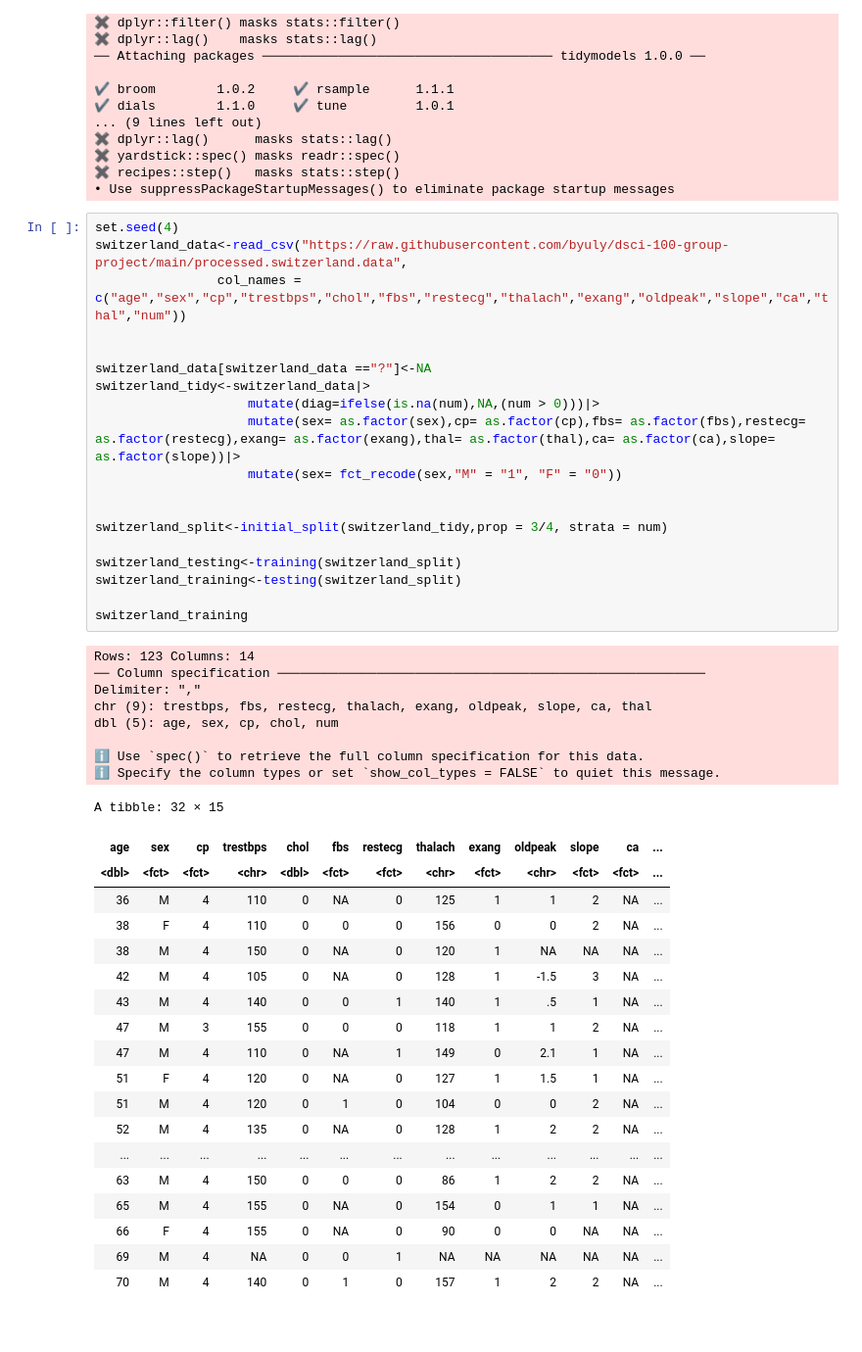
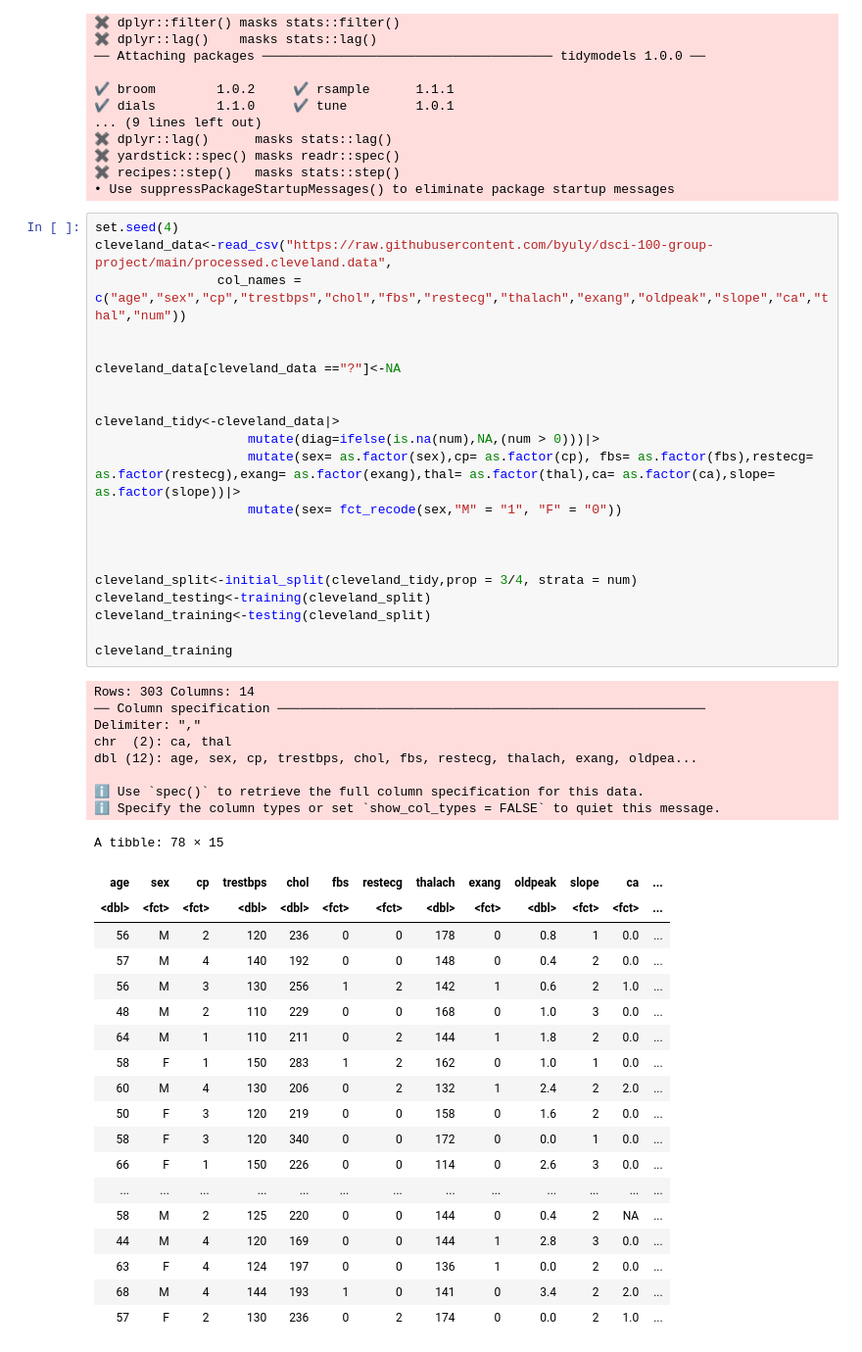
Before and after one commit to byuly/dsci-100-group-project, a Jupyter notebook: group_project_proposal.ipynb, the cells around one changed output. Shown at 98% size. Drawn from its saved outputs; the diff is of its cells as text.

Commit message:
cleveland

```diff
--- a/group_project_proposal.ipynb
+++ b/group_project_proposal.ipynb
@@ -34,48 +34,50 @@ library(repr)
 • Use suppressPackageStartupMessages() to eliminate package startup messages
 # %%
 set.seed(4)
-switzerland_data<-read_csv("https://raw.githubusercontent.com/byuly/dsci-100-group-project/main/processed.switzerland.data",
+cleveland_data<-read_csv("https://raw.githubusercontent.com/byuly/dsci-100-group-project/main/processed.cleveland.data",
                 col_names = c("age","sex","cp","trestbps","chol","fbs","restecg","thalach","exang","oldpeak","slope","ca","thal","num"))
 
 
-switzerland_data[switzerland_data =="?"]<-NA
-switzerland_tidy<-switzerland_data|>
+cleveland_data[cleveland_data =="?"]<-NA
+
+
+cleveland_tidy<-cleveland_data|>
                     mutate(diag=ifelse(is.na(num),NA,(num > 0)))|>
-                    mutate(sex= as.factor(sex),cp= as.factor(cp),fbs= as.factor(fbs),restecg= as.factor(restecg),exang= as.factor(exang),thal= as.factor(thal),ca= as.factor(ca),slope= as.factor(slope))|>
+                    mutate(sex= as.factor(sex),cp= as.factor(cp), fbs= as.factor(fbs),restecg= as.factor(restecg),exang= as.factor(exang),thal= as.factor(thal),ca= as.factor(ca),slope= as.factor(slope))|>
                     mutate(sex= fct_recode(sex,"M" = "1", "F" = "0"))
 
 
-switzerland_split<-initial_split(switzerland_tidy,prop = 3/4, strata = num)
 
-switzerland_testing<-training(switzerland_split)
-switzerland_training<-testing(switzerland_split)
+cleveland_split<-initial_split(cleveland_tidy,prop = 3/4, strata = num)
+cleveland_testing<-training(cleveland_split)
+cleveland_training<-testing(cleveland_split)
 
-switzerland_training
+cleveland_training
 # %% [output]
-Rows: 123 Columns: 14
+Rows: 303 Columns: 14
 ── Column specification ────────────────────────────────────────────────────────
 Delimiter: ","
-chr (9): trestbps, fbs, restecg, thalach, exang, oldpeak, slope, ca, thal
-dbl (5): age, sex, cp, chol, num
+chr  (2): ca, thal
+dbl (12): age, sex, cp, trestbps, chol, fbs, restecg, thalach, exang, oldpea...
 
 ℹ Use `spec()` to retrieve the full column specification for this data.
 ℹ Specify the column types or set `show_col_types = FALSE` to quiet this message.
-A tibble: 32 × 15
+A tibble: 78 × 15
 | age | sex | cp | trestbps | chol | fbs | restecg | thalach | exang | oldpeak | slope | ca | ... |
-| <dbl> | <fct> | <fct> | <chr> | <dbl> | <fct> | <fct> | <chr> | <fct> | <chr> | <fct> | <fct> | ... |
-| 36 | M | 4 | 110 | 0 | NA | 0 | 125 | 1 | 1 | 2 | NA | ... |
-| 38 | F | 4 | 110 | 0 | 0 | 0 | 156 | 0 | 0 | 2 | NA | ... |
-| 38 | M | 4 | 150 | 0 | NA | 0 | 120 | 1 | NA | NA | NA | ... |
-| 42 | M | 4 | 105 | 0 | NA | 0 | 128 | 1 | -1.5 | 3 | NA | ... |
-| 43 | M | 4 | 140 | 0 | 0 | 1 | 140 | 1 | .5 | 1 | NA | ... |
-| 47 | M | 3 | 155 | 0 | 0 | 0 | 118 | 1 | 1 | 2 | NA | ... |
-| 47 | M | 4 | 110 | 0 | NA | 1 | 149 | 0 | 2.1 | 1 | NA | ... |
-| 51 | F | 4 | 120 | 0 | NA | 0 | 127 | 1 | 1.5 | 1 | NA | ... |
-| 51 | M | 4 | 120 | 0 | 1 | 0 | 104 | 0 | 0 | 2 | NA | ... |
-| 52 | M | 4 | 135 | 0 | NA | 0 | 128 | 1 | 2 | 2 | NA | ... |
+| <dbl> | <fct> | <fct> | <dbl> | <dbl> | <fct> | <fct> | <dbl> | <fct> | <dbl> | <fct> | <fct> | ... |
+| 56 | M | 2 | 120 | 236 | 0 | 0 | 178 | 0 | 0.8 | 1 | 0.0 | ... |
+| 57 | M | 4 | 140 | 192 | 0 | 0 | 148 | 0 | 0.4 | 2 | 0.0 | ... |
+| 56 | M | 3 | 130 | 256 | 1 | 2 | 142 | 1 | 0.6 | 2 | 1.0 | ... |
+| 48 | M | 2 | 110 | 229 | 0 | 0 | 168 | 0 | 1.0 | 3 | 0.0 | ... |
+| 64 | M | 1 | 110 | 211 | 0 | 2 | 144 | 1 | 1.8 | 2 | 0.0 | ... |
+| 58 | F | 1 | 150 | 283 | 1 | 2 | 162 | 0 | 1.0 | 1 | 0.0 | ... |
+| 60 | M | 4 | 130 | 206 | 0 | 2 | 132 | 1 | 2.4 | 2 | 2.0 | ... |
+| 50 | F | 3 | 120 | 219 | 0 | 0 | 158 | 0 | 1.6 | 2 | 0.0 | ... |
+| 58 | F | 3 | 120 | 340 | 0 | 0 | 172 | 0 | 0.0 | 1 | 0.0 | ... |
+| 66 | F | 1 | 150 | 226 | 0 | 0 | 114 | 0 | 2.6 | 3 | 0.0 | ... |
 | ... | ... | ... | ... | ... | ... | ... | ... | ... | ... | ... | ... | ... |
-| 63 | M | 4 | 150 | 0 | 0 | 0 | 86 | 1 | 2 | 2 | NA | ... |
-| 65 | M | 4 | 155 | 0 | NA | 0 | 154 | 0 | 1 | 1 | NA | ... |
-| 66 | F | 4 | 155 | 0 | NA | 0 | 90 | 0 | 0 | NA | NA | ... |
-| 69 | M | 4 | NA | 0 | 0 | 1 | NA | NA | NA | NA | NA | ... |
-| 70 | M | 4 | 140 | 0 | 1 | 0 | 157 | 1 | 2 | 2 | NA | ... |
+| 58 | M | 2 | 125 | 220 | 0 | 0 | 144 | 0 | 0.4 | 2 | NA | ... |
+| 44 | M | 4 | 120 | 169 | 0 | 0 | 144 | 1 | 2.8 | 3 | 0.0 | ... |
+| 63 | F | 4 | 124 | 197 | 0 | 0 | 136 | 1 | 0.0 | 2 | 0.0 | ... |
+| 68 | M | 4 | 144 | 193 | 1 | 0 | 141 | 0 | 3.4 | 2 | 2.0 | ... |
+| 57 | F | 2 | 130 | 236 | 0 | 2 | 174 | 0 | 0.0 | 2 | 1.0 | ... |
```
Also changed, not shown: parts of 1 cell of this notebook.
